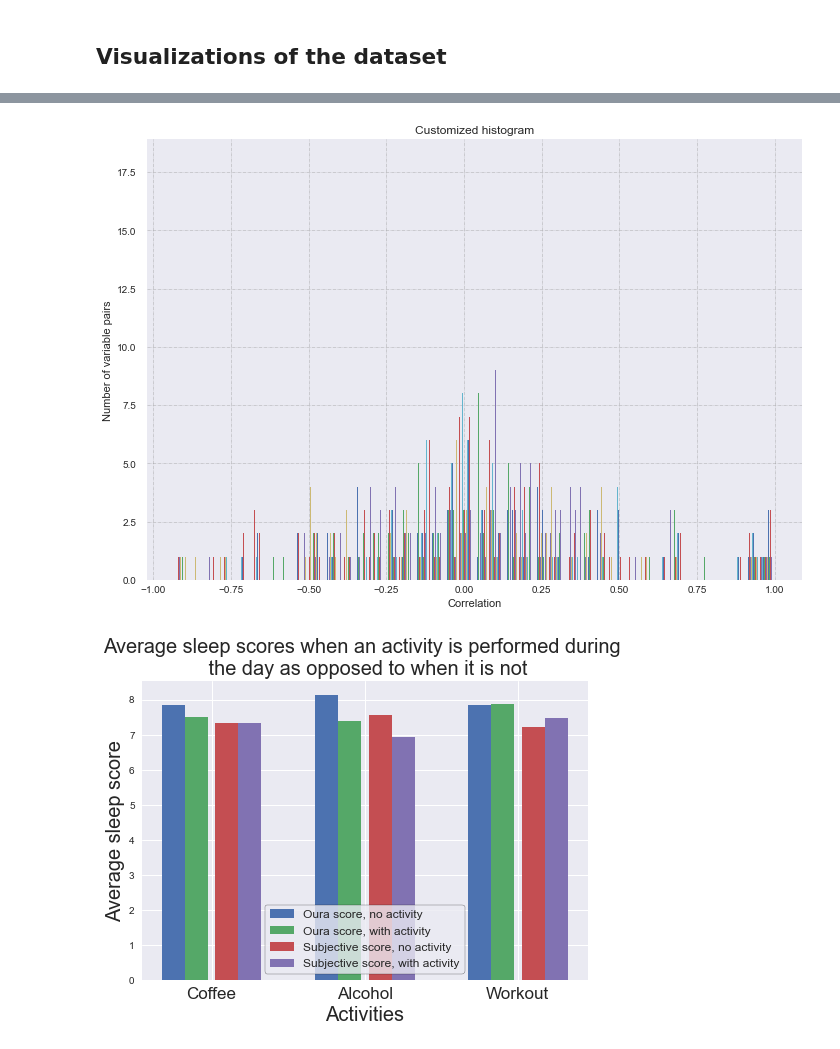
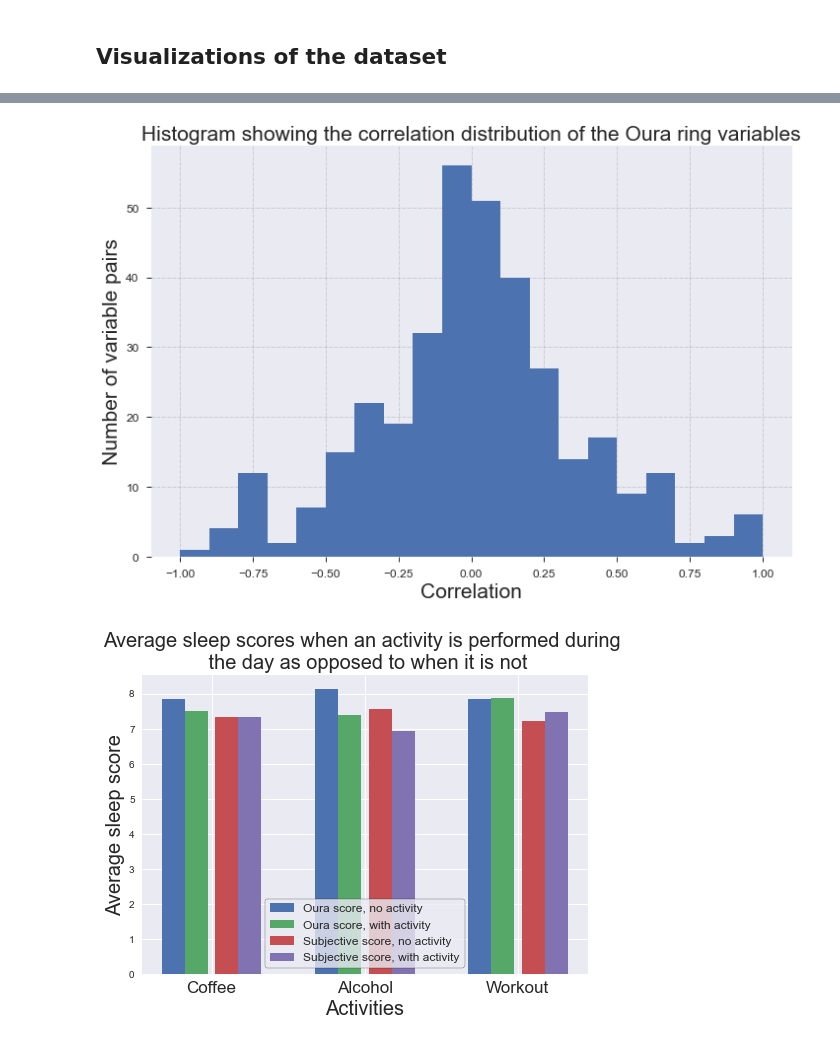
Before and after one commit to thalianajjar/internship_code, a Jupyter notebook: data_visualization.ipynb, the cells around one changed output, grey strips where cells are left out. Saved outputs shown, nothing was run; the diff lists cells and outputs as text; code cells hidden in the pictures.

Commit message:
added histogram of correlation values

```diff
--- a/data_visualization.ipynb
+++ b/data_visualization.ipynb
@@ -81,45 +94,39 @@ sns.heatmap(correlations, cmap='coolwarm', annot=True)
 # %%
-corr = correlations.to_numpy()
-n_bins = 20
+n_bins = [-1, -0.9, -0.8, -0.7, -0.6, -0.5, -0.4, -0.3, -0.2, -0.1, 0, 0.1, 0.2, 0.3, 0.4, 0.5, 0.6, 0.7, 0.8, 0.9, 1]
 
 # Creating histogram
 fig, axs = plt.subplots(1, 1, figsize =(10, 7), tight_layout = True)
+plt.style.use("seaborn")
 
 # Remove axes splines
 for s in ['top', 'bottom', 'left', 'right']:
     axs.spines[s].set_visible(False)
 
-# Remove x, y ticks
-axs.xaxis.set_ticks_position('none')
-axs.yaxis.set_ticks_position('none')
-
-# Add padding between axes and labels
-axs.xaxis.set_tick_params(pad = 5)
-axs.yaxis.set_tick_params(pad = 10)
+axs.tick_params(axis='both', which='major', size=5, labelsize=12)
 
 # Add x, y gridlines
-axs.grid(b = True, color ='grey', linestyle ='-.', linewidth = 0.5, alpha = 0.6)
+axs.grid(visible = True, color ='grey', linestyle ='-.', linewidth = 0.5, alpha = 0.6)
 
 # Creating histogram
-N, bins, patches = axs.hist(corr, bins = n_bins)
+N, bins, patches = axs.hist(non_zero, bins = n_bins)
 
 # Setting color
 fracs = ((N**(1 / 5)) / N.max())
 norm = colors.Normalize(fracs.min(), fracs.max())
 
 for thisfrac, thispatch in zip(fracs, patches):
     color = plt.cm.viridis(norm(thisfrac))
 
 # Adding extra features
-plt.xlabel("Correlation")
-plt.ylabel("Number of variable pairs")
-# plt.legend(legend)
-plt.title('Customized histogram')
+# X_axis = np.arange(len(n_bins))
+# axs.set_xticks(X_axis, n_bins, fontsize=17)
+axs.set_xlabel("Correlation", fontsize=21)
+axs.set_ylabel("Number of variable pairs", fontsize=21)
+axs.set_title('Histogram showing the correlation distribution of the Oura ring variables', fontsize=21)
 
-# Show plot
 plt.show()
 # %% [output]
-[figure, old version]
+[figure, new version]
 # %%
 # Function that returns the average of an integer list
 def average(lst):
```
Also changed, not shown: parts of 6 cells of this notebook, 2 other files.
